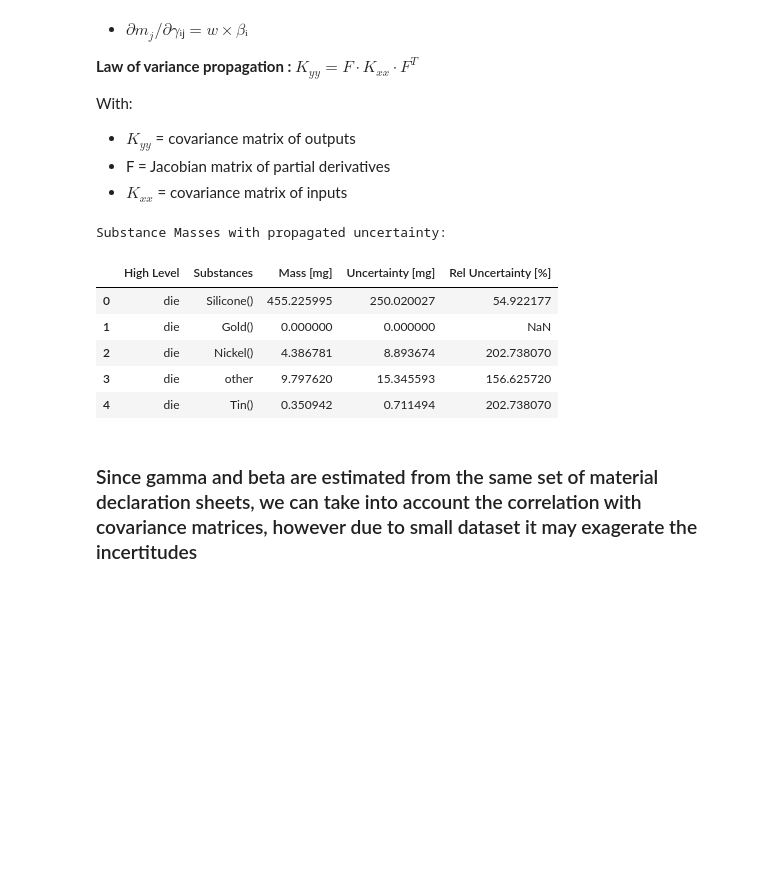
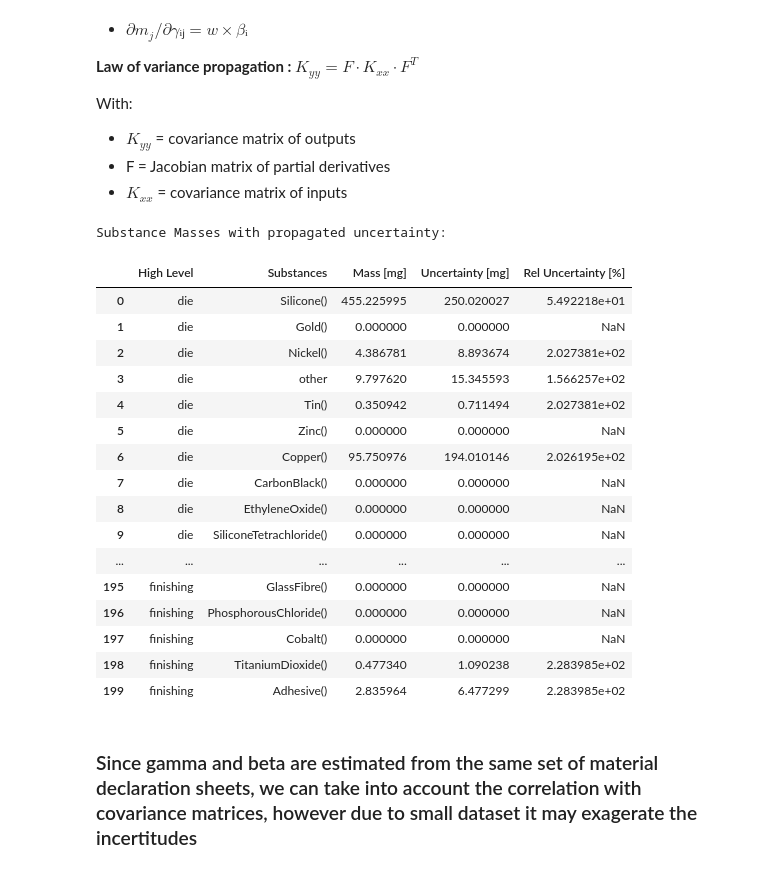
Before and after one commit to arthur0000-1/LCA_CPU_encapsulation, a Jupyter notebook: model.ipynb, the cells around one changed output. Saved outputs shown, nothing was run; the diff lists cells and outputs as text; code cells hidden in the pictures; blank space fills up the shorter version.

```diff
--- a/model.ipynb
+++ b/model.ipynb
@@ -641,7 +641,7 @@ def model(w, beta, gamma):
     })
     return substance_masses_df
 # %%
-pd.set_option('display.max_rows', 500)
+#pd.set_option('display.max_rows', 500)
 total_cpu_mass = 2800  # Total CPU mass in mg
 socket_type='LGA'
 beta = high_level_results["LGA"]
@@ -868,33 +868,44 @@ def propagate_error(model_output_df, total_cpu_mass, sigma_w, beta_df, gamma_df,
 # %%
 # 1. Define uncertainties
 sigma_w = 1.0  # mg
 
 # 2. Get beta and gamma data
 beta_df = high_level_results["LGA"]  # has 'Percentage', 'Std Dev'
 gamma_df = results['LGA']['Percentage']  # 5 x 100
 sigma_gamma_df = results['LGA']['Std Dev']  # 5 x 100
 
 # 3. Propagate error — now works with 500 rows
 result_with_uncertainty = propagate_error(
     model_output_df=substance_masses_df,  # 500 rows: ['High Level', 'Substance', 'Mass [mg]']
     total_cpu_mass=2800.0,
     sigma_w=sigma_w,
     beta_df=beta_df,
     gamma_df=gamma_df,
     sigma_gamma_df=sigma_gamma_df
 )
 
 # 4. Display
 print("Substance Masses with propagated uncertainty:")
-display(result_with_uncertainty.head())
+display(result_with_uncertainty.head(200))
 # %% [output]
 Substance Masses with propagated uncertainty:
 |  | High Level | Substances | Mass [mg] | Uncertainty [mg] | Rel Uncertainty [%] |
-| 0 | die | Silicone() | 455.225995 | 250.020027 | 54.922177 |
+| 0 | die | Silicone() | 455.225995 | 250.020027 | 5.492218e+01 |
 | 1 | die | Gold() | 0.000000 | 0.000000 | NaN |
-| 2 | die | Nickel() | 4.386781 | 8.893674 | 202.738070 |
-| 3 | die | other | 9.797620 | 15.345593 | 156.625720 |
-| 4 | die | Tin() | 0.350942 | 0.711494 | 202.738070 |
+| 2 | die | Nickel() | 4.386781 | 8.893674 | 2.027381e+02 |
+| 3 | die | other | 9.797620 | 15.345593 | 1.566257e+02 |
+| 4 | die | Tin() | 0.350942 | 0.711494 | 2.027381e+02 |
+| 5 | die | Zinc() | 0.000000 | 0.000000 | NaN |
+| 6 | die | Copper() | 95.750976 | 194.010146 | 2.026195e+02 |
+| 7 | die | CarbonBlack() | 0.000000 | 0.000000 | NaN |
+| 8 | die | EthyleneOxide() | 0.000000 | 0.000000 | NaN |
+| 9 | die | SiliconeTetrachloride() | 0.000000 | 0.000000 | NaN |
+| ... | ... | ... | ... | ... | ... |
+| 195 | finishing | GlassFibre() | 0.000000 | 0.000000 | NaN |
+| 196 | finishing | PhosphorousChloride() | 0.000000 | 0.000000 | NaN |
+| 197 | finishing | Cobalt() | 0.000000 | 0.000000 | NaN |
+| 198 | finishing | TitaniumDioxide() | 0.477340 | 1.090238 | 2.283985e+02 |
+| 199 | finishing | Adhesive() | 2.835964 | 6.477299 | 2.283985e+02 |
 # %% [markdown]
 ### Since gamma and beta are estimated from the same set of material declaration sheets, we can take into account the correlation with covariance matrices, however due to small dataset it may exagerate the incertitudes
 # %%
```
Also changed, not shown: parts of 2 cells of this notebook, 5 other files.
